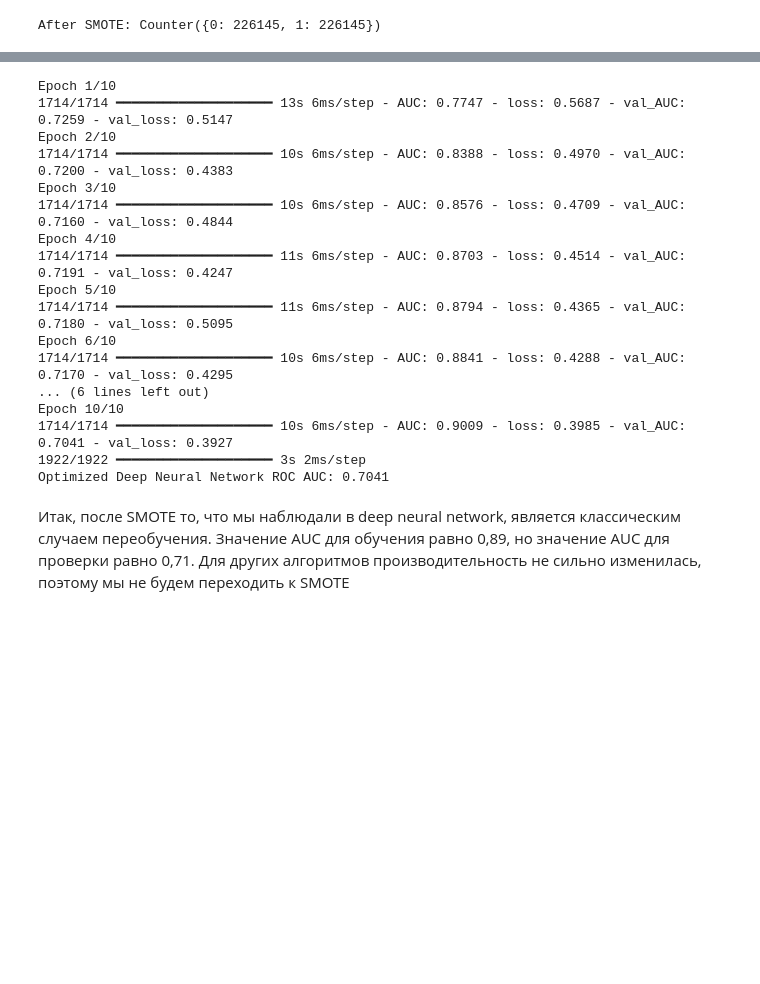
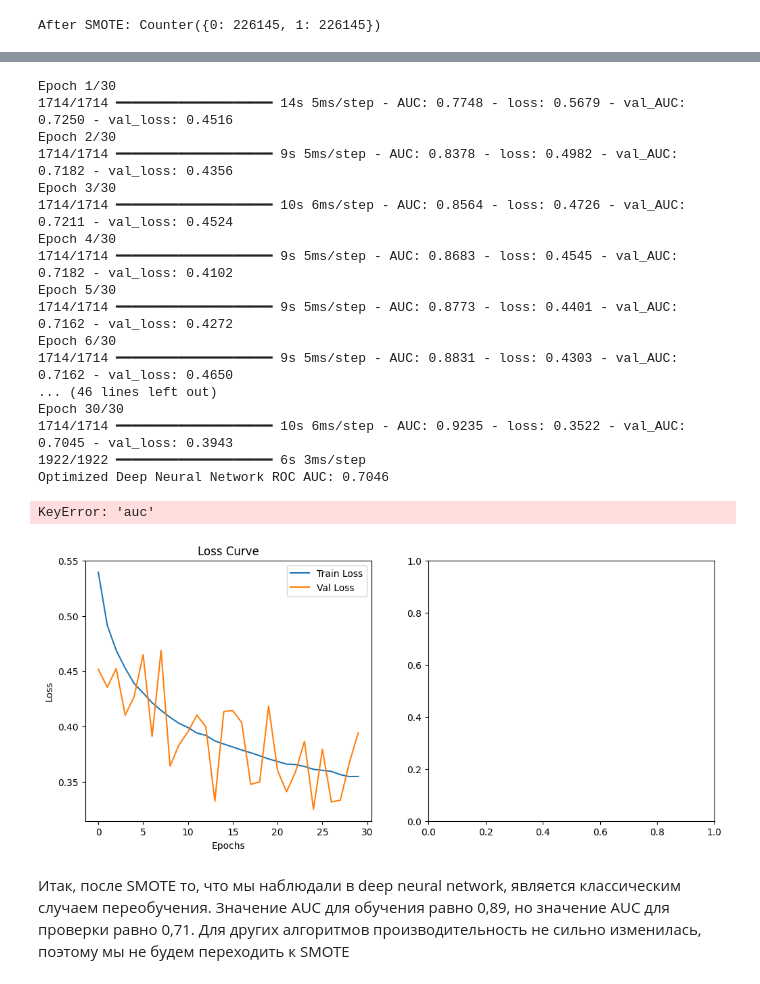
Before and after one commit to Al-Karim/home_credit_default_risk, a Jupyter notebook: Models.ipynb, the cells around one changed output, grey strips where cells are left out. Drawn from its saved outputs; the diff is of its cells as text; code cells hidden in the pictures; blank space fills up the shorter version.

```diff
--- a/Models.ipynb
+++ b/Models.ipynb
@@ -765,7 +733,7 @@ early_stopping = tf.keras.callbacks.EarlyStopping(
 # Train the optimized DNN model with early stopping and learning rate scheduler
 history = optimized_dnn_model.fit(
     X_train_resampled, y_train_resampled,
-    epochs=10,
+    epochs=30,
     batch_size=264,
     validation_data=(X_valid_scaled, y_valid),
     callbacks=[early_stopping],
@@ -778,23 +746,55 @@ roc_auc_dnn = roc_auc_score(y_valid, y_pred_valid_dnn)
 
 print(f"Optimized Deep Neural Network ROC AUC: {roc_auc_dnn:.4f}")
 # %% [output]
-Epoch 1/10
-1714/1714 ━━━━━━━━━━━━━━━━━━━━ 13s 6ms/step - AUC: 0.7747 - loss: 0.5687 - val_AUC: 0.7259 - val_loss: 0.5147
-Epoch 2/10
-1714/1714 ━━━━━━━━━━━━━━━━━━━━ 10s 6ms/step - AUC: 0.8388 - loss: 0.4970 - val_AUC: 0.7200 - val_loss: 0.4383
-Epoch 3/10
-1714/1714 ━━━━━━━━━━━━━━━━━━━━ 10s 6ms/step - AUC: 0.8576 - loss: 0.4709 - val_AUC: 0.7160 - val_loss: 0.4844
-Epoch 4/10
-1714/1714 ━━━━━━━━━━━━━━━━━━━━ 11s 6ms/step - AUC: 0.8703 - loss: 0.4514 - val_AUC: 0.7191 - val_loss: 0.4247
-Epoch 5/10
-1714/1714 ━━━━━━━━━━━━━━━━━━━━ 11s 6ms/step - AUC: 0.8794 - loss: 0.4365 - val_AUC: 0.7180 - val_loss: 0.5095
-Epoch 6/10
-1714/1714 ━━━━━━━━━━━━━━━━━━━━ 10s 6ms/step - AUC: 0.8841 - loss: 0.4288 - val_AUC: 0.7170 - val_loss: 0.4295
-... (6 lines left out)
-Epoch 10/10
-1714/1714 ━━━━━━━━━━━━━━━━━━━━ 10s 6ms/step - AUC: 0.9009 - loss: 0.3985 - val_AUC: 0.7041 - val_loss: 0.3927
-1922/1922 ━━━━━━━━━━━━━━━━━━━━ 3s 2ms/step
-Optimized Deep Neural Network ROC AUC: 0.7041
+Epoch 1/30
+1714/1714 ━━━━━━━━━━━━━━━━━━━━ 14s 5ms/step - AUC: 0.7748 - loss: 0.5679 - val_AUC: 0.7250 - val_loss: 0.4516
+Epoch 2/30
+1714/1714 ━━━━━━━━━━━━━━━━━━━━ 9s 5ms/step - AUC: 0.8378 - loss: 0.4982 - val_AUC: 0.7182 - val_loss: 0.4356
+Epoch 3/30
+1714/1714 ━━━━━━━━━━━━━━━━━━━━ 10s 6ms/step - AUC: 0.8564 - loss: 0.4726 - val_AUC: 0.7211 - val_loss: 0.4524
+Epoch 4/30
+1714/1714 ━━━━━━━━━━━━━━━━━━━━ 9s 5ms/step - AUC: 0.8683 - loss: 0.4545 - val_AUC: 0.7182 - val_loss: 0.4102
+Epoch 5/30
+1714/1714 ━━━━━━━━━━━━━━━━━━━━ 9s 5ms/step - AUC: 0.8773 - loss: 0.4401 - val_AUC: 0.7162 - val_loss: 0.4272
+Epoch 6/30
+1714/1714 ━━━━━━━━━━━━━━━━━━━━ 9s 5ms/step - AUC: 0.8831 - loss: 0.4303 - val_AUC: 0.7162 - val_loss: 0.4650
+... (46 lines left out)
+Epoch 30/30
+1714/1714 ━━━━━━━━━━━━━━━━━━━━ 10s 6ms/step - AUC: 0.9235 - loss: 0.3522 - val_AUC: 0.7045 - val_loss: 0.3943
+1922/1922 ━━━━━━━━━━━━━━━━━━━━ 6s 3ms/step
+Optimized Deep Neural Network ROC AUC: 0.7046
+# %%
+import matplotlib.pyplot as plt
+
+def plot_training_history(history):
+    """Функция для визуализации процесса обучения модели"""
+    plt.figure(figsize=(12, 5))
+
+    # График функции потерь
+    plt.subplot(1, 2, 1)
+    plt.plot(history.history['loss'], label='Train Loss')
+    plt.plot(history.history['val_loss'], label='Val Loss')
+    plt.xlabel('Epochs')
+    plt.ylabel('Loss')
+    plt.title('Loss Curve')
+    plt.legend()
+
+    # График метрики AUC
+    plt.subplot(1, 2, 2)
+    plt.plot(history.history['auc'], label='Train AUC')
+    plt.plot(history.history['val_auc'], label='Val AUC')
+    plt.xlabel('Epochs')
+    plt.ylabel('AUC')
+    plt.title('AUC Curve')
+    plt.legend()
+
+    plt.show()
+
+# Вызов функции (подставьте вашу историю обучения)
+plot_training_history(history)
+# %% [output]
+KeyError: 'auc'
+[figure, added]
 # %% [markdown]
 Итак, после SMOTE то, что мы наблюдали в deep neural network, является классическим случаем переобучения. Значение AUC для обучения равно 0,89, но значение AUC для проверки равно 0,71.
  Для других алгоритмов производительность не сильно изменилась, поэтому мы не будем переходить к SMOTE
```
Also changed, not shown: parts of 20 cells of this notebook, 4 other files.
